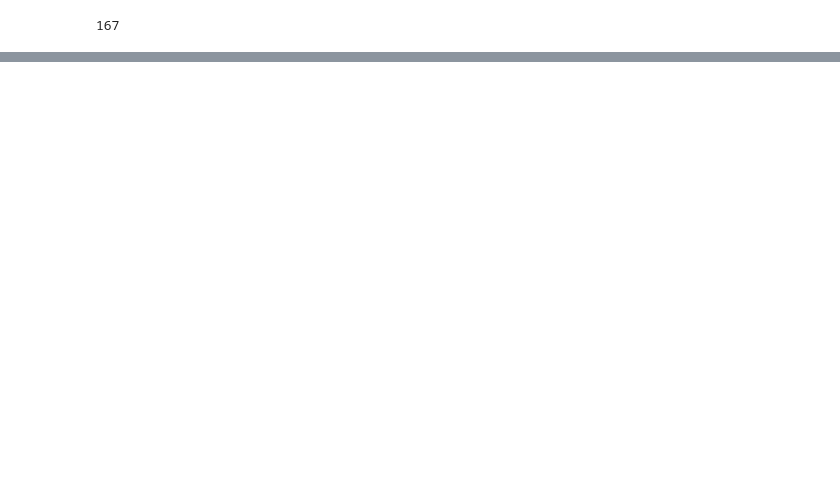
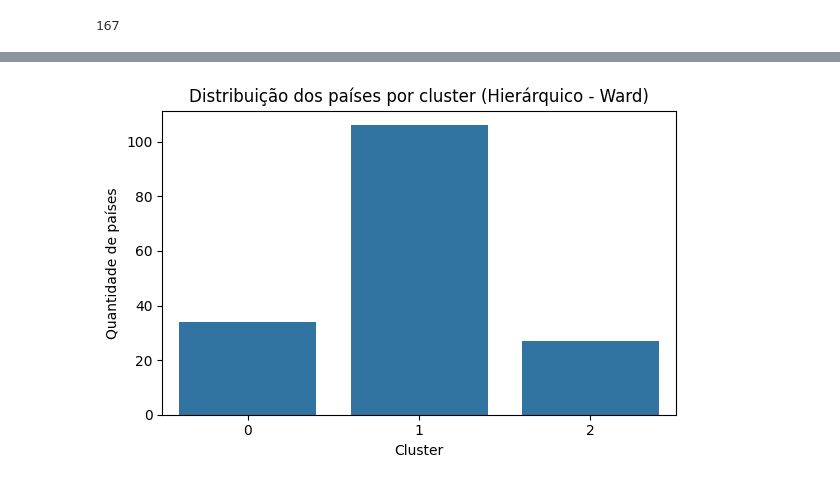
Before and after one commit to ljcunha/Algoritmo_clusterizacao, a Jupyter notebook: algoritmo_clusterizacao_pd.ipynb, the cells around one changed output, grey strips where cells are left out. Drawn from its saved outputs; the diff is of its cells as text; code cells hidden in the pictures; blank space fills up the shorter version.

```diff
--- a/algoritmo_clusterizacao_pd.ipynb
+++ b/algoritmo_clusterizacao_pd.ipynb
@@ -154,0 +416,26 @@ array([[ 1.27801205, -1.7643134 ,  0.43464558,  0.14786752, -1.41303458,
+# %%
+# ------------------------------------------------------------
+# 2) Clusterização Hierárquica (AgglomerativeClustering) em 3 grupos
+# ------------------------------------------------------------
+hclust = AgglomerativeClustering(
+    n_clusters=3,
+    metric='euclidean',   # compatível com linkage='ward'
+    linkage='ward'
+)
+labels_h = hclust.fit_predict(df_scaled)
+
+# Anexar rótulos ao df_final
+df_final['Cluster_H'] = labels_h
+
+# ------------------------------------------------------------
+# 3) Distribuição dos países por cluster
+# ------------------------------------------------------------
+plt.figure(figsize=(6, 4))
+sns.countplot(x='Cluster_H', data=df_final)
+plt.title("Distribuição dos países por cluster (Hierárquico - Ward)")
+plt.xlabel("Cluster")
+plt.ylabel("Quantidade de países")
+plt.tight_layout()
+plt.show()
+# %% [output]
+[figure, added]
```
Also changed, not shown: parts of 53 cells of this notebook.
